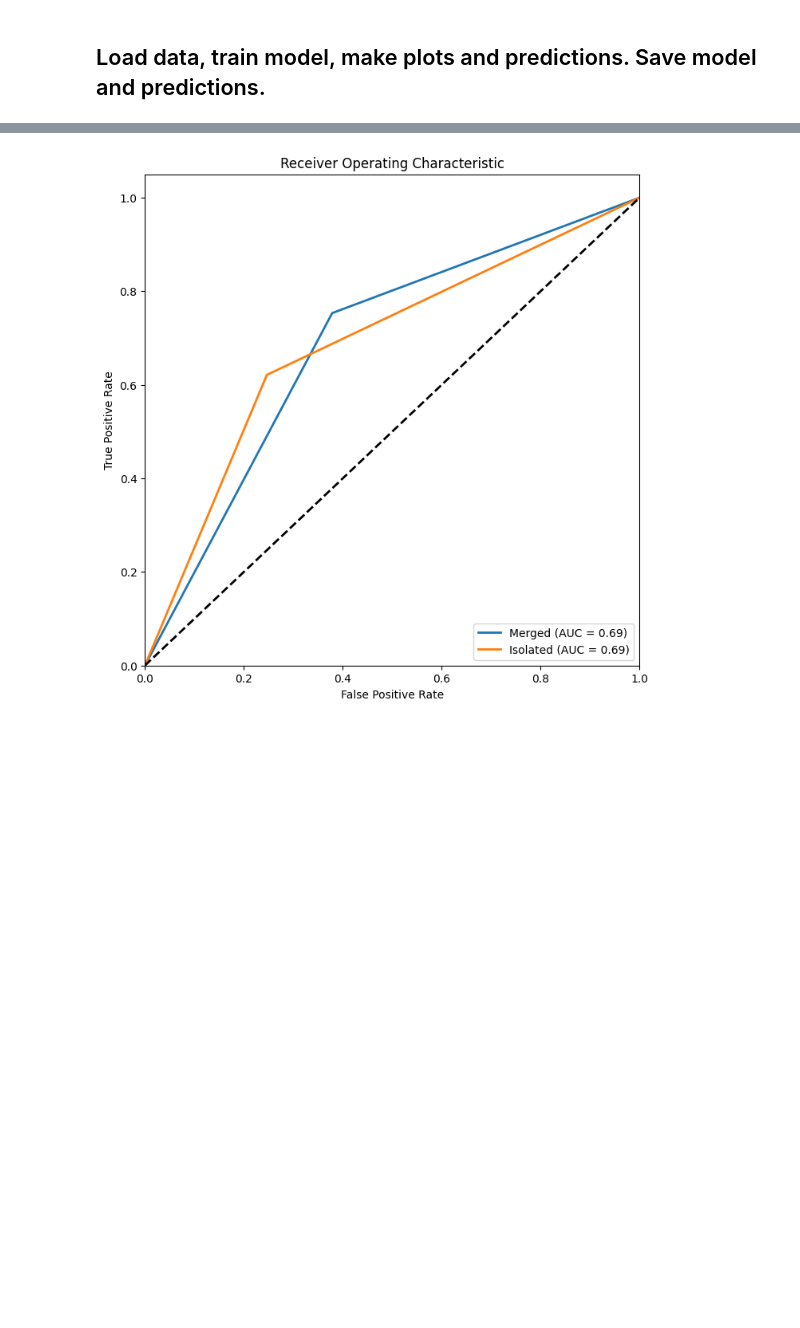
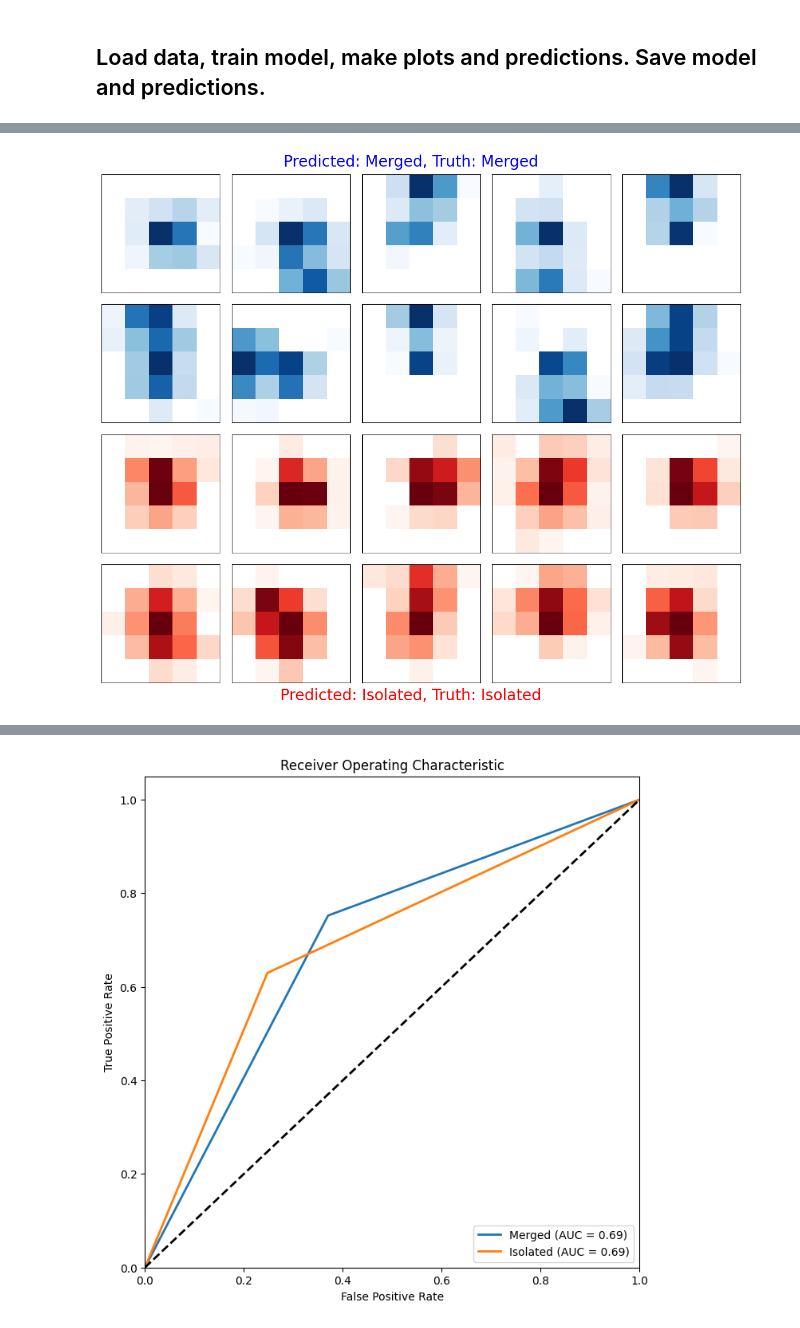
Before and after one commit to johnm100/Undergrad-Research, a Jupyter notebook: Working/model.ipynb, the cells around one changed output, grey strips where cells are left out. Cells and saved outputs as stored; diff of their text form; code cells hidden in the pictures; blank space fills up the shorter version.

```diff
--- a/Working/model.ipynb
+++ b/Working/model.ipynb
@@ -576,0 +663,55 @@ plot_errors([x_test_img, x_test_fea], y_test_lab, model, class_dict)
+# %%
+def plot_correct(x_test, y_test, model, class_dict):
+    pred = model.predict(x_test)
+    pred_state = convert_class_vector_to_string(pred, class_dict)
+    true_state = convert_class_vector_to_string(y_test, class_dict)
+
+    # get the right guesses
+    right_guesses = np.where(pred_state == true_state)[0]
+    right_pictures = x_test[0][right_guesses]
+    right_truth_labels = true_state[right_guesses]
+
+    # split into rows and columns
+    n_cols = int(np.ceil(np.sqrt(min(len(right_guesses), 20))))
+    n_rows = int(np.ceil(min(len(right_guesses), 20) / n_cols))
+
+    # make touching grid
+    fig, ax = plt.subplots(n_rows, n_cols, figsize=(3 * n_cols, 3 * n_rows), sharex=True, sharey=True, squeeze=False)
+    fig.subplots_adjust(hspace=0.1, wspace=0.1)
+
+    ax = ax.ravel()
+
+    # get 10 of each type
+    right_iso = np.where(right_truth_labels == 'Isolated')[0][:10]
+    right_iso_img = right_pictures[right_iso]
+
+    right_mer = np.where(right_truth_labels == 'Merged')[0][:10]
+    right_mer_img = right_pictures[right_mer]
+
+    for i in range(len(right_iso_img)):
+        img = right_iso_img[i]
+        ax[i].imshow(img, cmap='Blues', interpolation='nearest', aspect='auto', origin='upper', extent=[-1, 1, -1, 1], norm=mpl.colors.LogNorm())
+        ax[i].set_xticks([])
+        ax[i].set_yticks([])
+
+    for i in range(len(right_mer_img)):
+        img = right_mer_img[i]
+        ax[i + 10].imshow(img, cmap='Reds', interpolation='nearest', aspect='auto', origin='upper', extent=[-1, 1, -1, 1], norm=mpl.colors.LogNorm())
+        ax[i + 10].set_xticks([])
+        ax[i + 10].set_yticks([])
+
+    #Hide empty
+    for axs in ax:
+        has_image = axs.get_images()
+        if not has_image:
+            axs.axis('off')
+            axs.set_visible(False)
+
+    # add key axis
+    fig.suptitle('Predicted: Merged, Truth: Merged', fontsize=20, y=.91, x=0.5, color='blue')
+    fig.supxlabel('Predicted: Isolated, Truth: Isolated', color='red', fontsize=20, x=0.5, y=0.09, ha='center', va='center')
+
+    plt.show()
+
+plot_correct([x_test_img, x_test_fea], y_test_lab, model, class_dict)
+# %% [output]
@@ -577,3 +719,4 @@ plot_errors([x_test_img, x_test_fea], y_test_lab, model, class_dict)
+[figure, added]
 # %%
 _ , test_old = load_data(df = df, test_size = .99, augment_images = False) # load data
 
```
Also changed, not shown: parts of 11 cells of this notebook.
